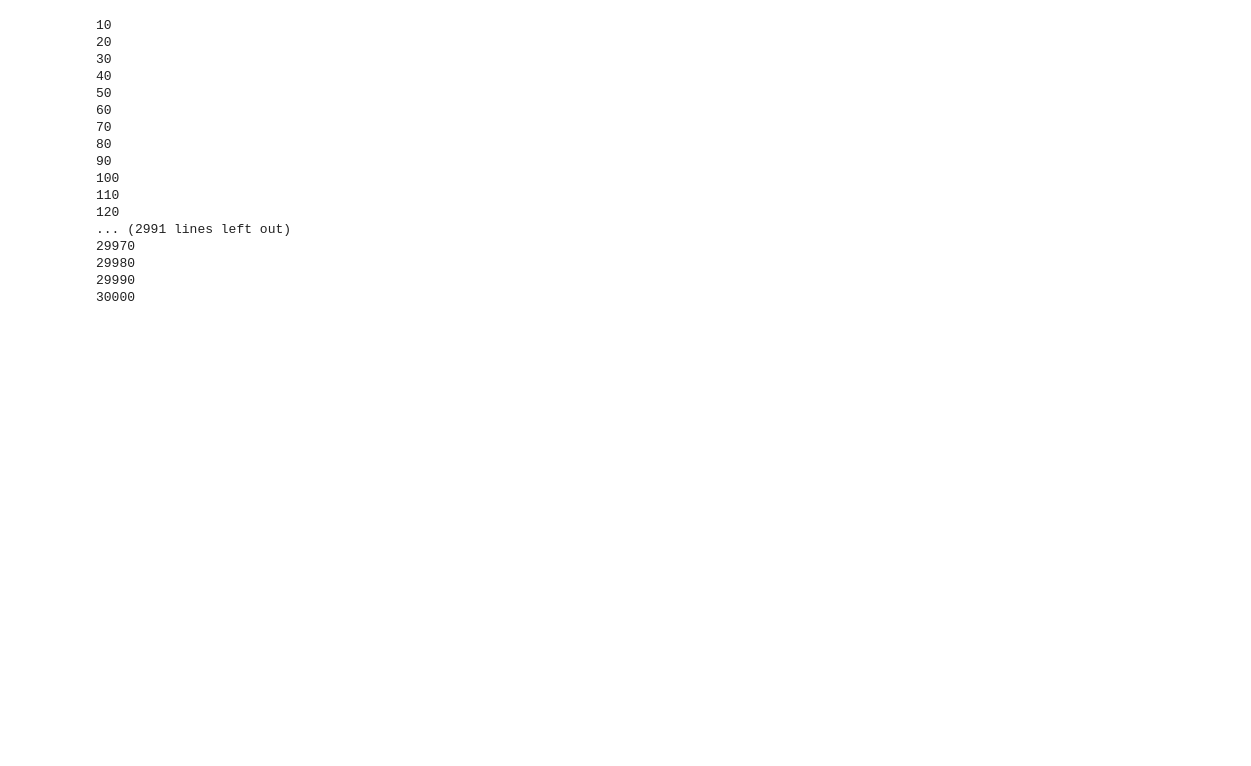
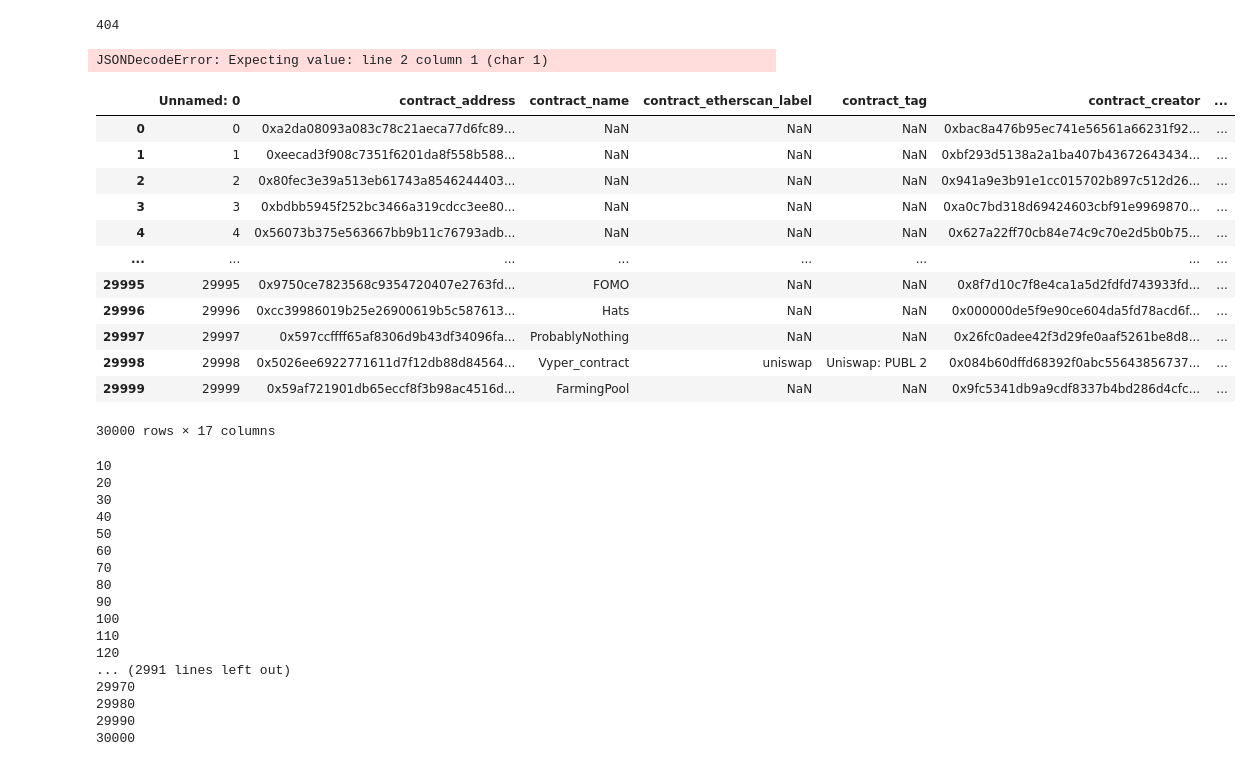
Before and after one commit to venglov/Malicious-Contract-Detector, a Jupyter notebook: jupyter/data.ipynb, the cells around one changed output. Cells and saved outputs as stored; diff of their text form; code cells hidden in the pictures; blank space fills up the shorter version.

```diff
--- a/jupyter/data.ipynb
+++ b/jupyter/data.ipynb
@@ -164,6 +170,7 @@ SELECT *
 FROM forta.malicious_contract_detection_dataset
 ORDER BY malicious DESC
 '''
+
 
 def get_luabase_data(sql: str, limit: int = 30000) -> pd.DataFrame:
     payload = {
@@ -178,9 +185,14 @@ def get_luabase_data(sql: str, limit: int = 30000) -> pd.DataFrame:
     }
     headers = {"content-type": "application/json"}
     response = requests.request("POST", LUABASE_QUERY_URL, json=payload, headers=headers)
+    print(response.status_code)
     data = response.json()
+    print(data)
     return pd.DataFrame(data['data'])
 
 
 sc_df = get_luabase_data(MALICIOUS_CONTRACT_SQL)
+# %% [output]
+404
+JSONDecodeError: Expecting value: line 2 column 1 (char 1)
 # %%
@@ -188,4 +200,20 @@ sc_df.to_csv('/home/venglov/Documents/scdf.csv')
 # %%
 sc_df = pd.read_csv('/home/venglov/Documents/scdf.csv')
+# %%
+sc_df
+# %% [output]
+|  | Unnamed: 0 | contract_address | contract_name | contract_etherscan_label | contract_tag | contract_creator | ... |
+| 0 | 0 | 0xa2da08093a083c78c21aeca77d6fc89... | NaN | NaN | NaN | 0xbac8a476b95ec741e56561a66231f92... | ... |
+| 1 | 1 | 0xeecad3f908c7351f6201da8f558b588... | NaN | NaN | NaN | 0xbf293d5138a2a1ba407b43672643434... | ... |
+| 2 | 2 | 0x80fec3e39a513eb61743a8546244403... | NaN | NaN | NaN | 0x941a9e3b91e1cc015702b897c512d26... | ... |
+| 3 | 3 | 0xbdbb5945f252bc3466a319cdcc3ee80... | NaN | NaN | NaN | 0xa0c7bd318d69424603cbf91e9969870... | ... |
+| 4 | 4 | 0x56073b375e563667bb9b11c76793adb... | NaN | NaN | NaN | 0x627a22ff70cb84e74c9c70e2d5b0b75... | ... |
+| ... | ... | ... | ... | ... | ... | ... | ... |
+| 29995 | 29995 | 0x9750ce7823568c9354720407e2763fd... | FOMO | NaN | NaN | 0x8f7d10c7f8e4ca1a5d2fdfd743933fd... | ... |
+| 29996 | 29996 | 0xcc39986019b25e26900619b5c587613... | Hats | NaN | NaN | 0x000000de5f9e90ce604da5fd78acd6f... | ... |
+| 29997 | 29997 | 0x597ccffff65af8306d9b43df34096fa... | ProbablyNothing | NaN | NaN | 0x26fc0adee42f3d29fe0aaf5261be8d8... | ... |
+| 29998 | 29998 | 0x5026ee6922771611d7f12db88d84564... | Vyper_contract | uniswap | Uniswap: PUBL 2 | 0x084b60dffd68392f0abc55643856737... | ... |
+| 29999 | 29999 | 0x59af721901db65eccf8f3b98ac4516d... | FarmingPool | NaN | NaN | 0x9fc5341db9a9cdf8337b4bd286d4cfc... | ... |
+30000 rows × 17 columns
 # %%
 from web3 import Web3
```
Also changed, not shown: parts of 8 cells of this notebook, 6 other files.
